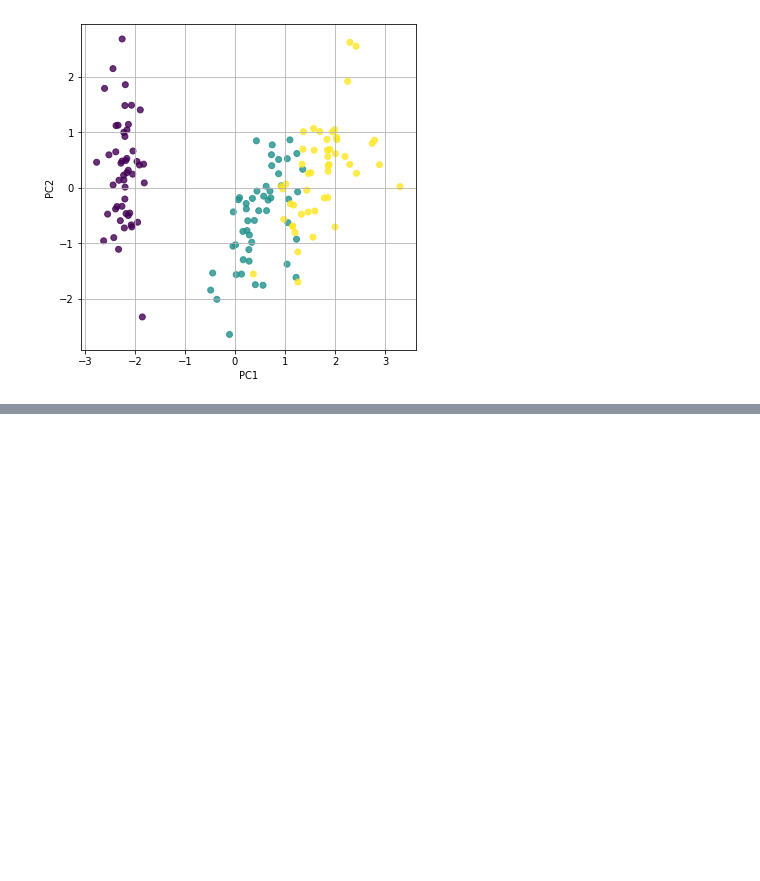
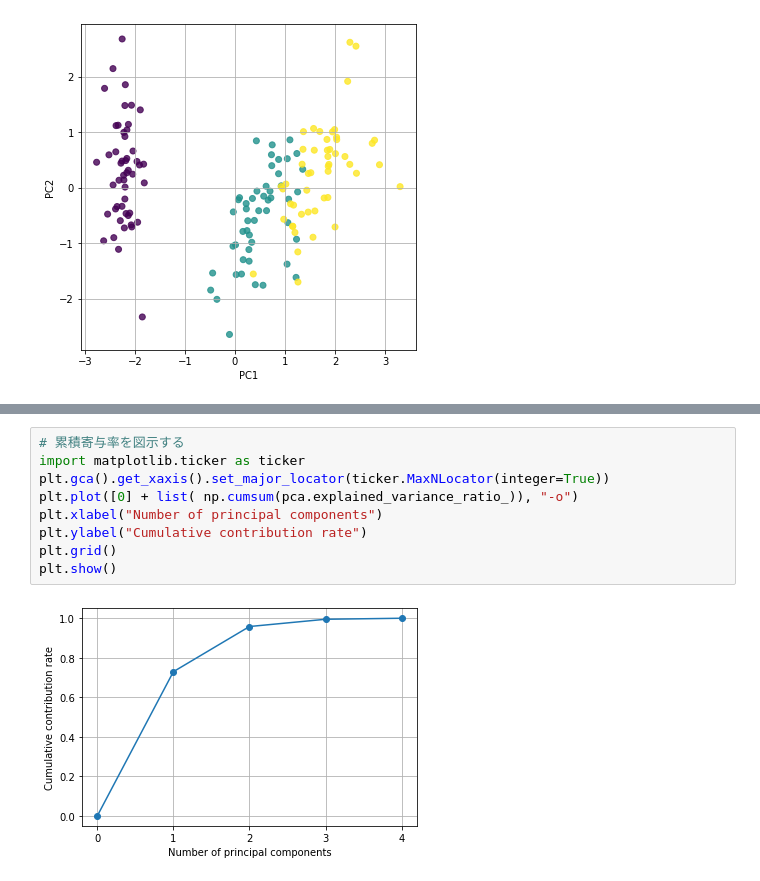
Before and after one commit to kakkiichan/Machine-Learning, a Jupyter notebook: Unsupervised/Iris_PCA.ipynb, the cells around one changed output, grey strips where cells are left out. Drawn from its saved outputs; the diff is of its cells as text; blank space fills up the shorter version.

```diff
--- a/Unsupervised/Iris_PCA.ipynb
+++ b/Unsupervised/Iris_PCA.ipynb
@@ -77,0 +104,11 @@ plt.show()
+# %%
+# 累積寄与率を図示する
+import matplotlib.ticker as ticker
+plt.gca().get_xaxis().set_major_locator(ticker.MaxNLocator(integer=True))
+plt.plot([0] + list( np.cumsum(pca.explained_variance_ratio_)), "-o")
+plt.xlabel("Number of principal components")
+plt.ylabel("Cumulative contribution rate")
+plt.grid()
+plt.show()
+# %% [output]
+[figure, added]
```
Also changed, not shown: parts of 8 cells of this notebook.
